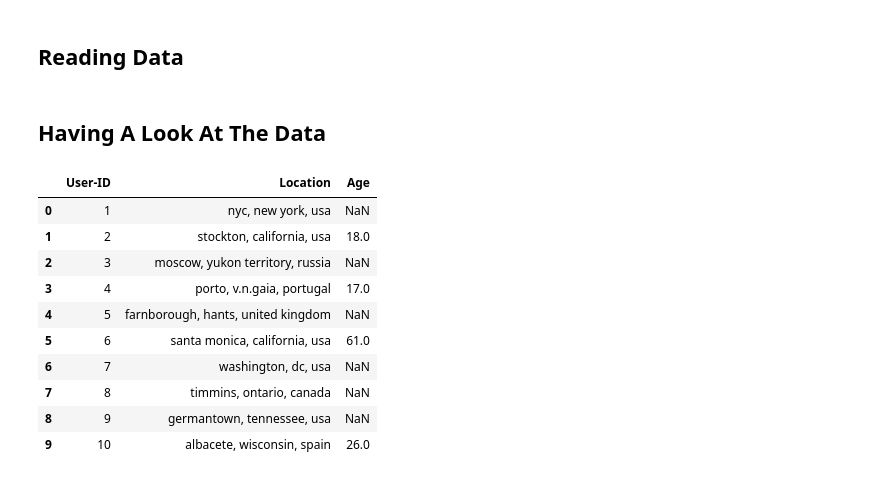
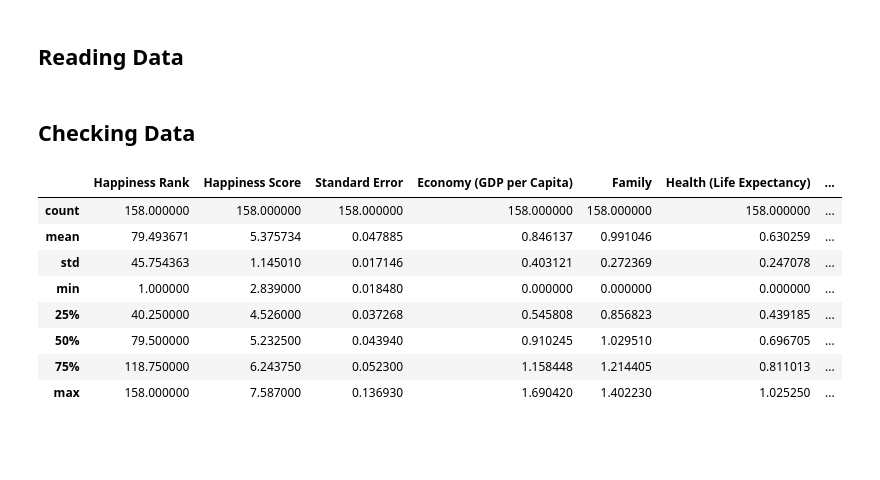
Before and after one commit to whitetark/DataAnalysisCourseWork, a Jupyter notebook: DataPreparation.ipynb, the cells around one changed output. Cells and saved outputs as stored; diff of their text form; code cells hidden in the pictures; blank space fills up the shorter version.

```diff
--- a/DataPreparation.ipynb
+++ b/DataPreparation.ipynb
@@ -11,16 +6,0 @@ users = pd.read_csv('data/BX-Users.csv', sep=';', encoding='latin-1',low_memory=
-# %% [markdown]
-## Having A Look At The Data
-# %%
-users.head(10)
-# %% [output]
-|  | User-ID | Location | Age |
-| 0 | 1 | nyc, new york, usa | NaN |
-| 1 | 2 | stockton, california, usa | 18.0 |
-| 2 | 3 | moscow, yukon territory, russia | NaN |
-| 3 | 4 | porto, v.n.gaia, portugal | 17.0 |
-| 4 | 5 | farnborough, hants, united kingdom | NaN |
-| 5 | 6 | santa monica, california, usa | 61.0 |
-| 6 | 7 | washington, dc, usa | NaN |
-| 7 | 8 | timmins, ontario, canada | NaN |
-| 8 | 9 | germantown, tennessee, usa | NaN |
-| 9 | 10 | albacete, wisconsin, spain | 26.0 |
@@ -26,0 +13,14 @@ users.head(10)
+# %% [markdown]
+## Checking Data
+# %%
+df2015.describe()
+# %% [output]
+|  | Happiness Rank | Happiness Score | Standard Error | Economy (GDP per Capita) | Family | Health (Life Expectancy) | ... |
+| count | 158.000000 | 158.000000 | 158.000000 | 158.000000 | 158.000000 | 158.000000 | ... |
+| mean | 79.493671 | 5.375734 | 0.047885 | 0.846137 | 0.991046 | 0.630259 | ... |
+| std | 45.754363 | 1.145010 | 0.017146 | 0.403121 | 0.272369 | 0.247078 | ... |
+| min | 1.000000 | 2.839000 | 0.018480 | 0.000000 | 0.000000 | 0.000000 | ... |
+| 25% | 40.250000 | 4.526000 | 0.037268 | 0.545808 | 0.856823 | 0.439185 | ... |
+| 50% | 79.500000 | 5.232500 | 0.043940 | 0.910245 | 1.029510 | 0.696705 | ... |
+| 75% | 118.750000 | 6.243750 | 0.052300 | 1.158448 | 1.214405 | 0.811013 | ... |
+| max | 158.000000 | 7.587000 | 0.136930 | 1.690420 | 1.402230 | 1.025250 | ... |
```
Also changed, not shown: parts of 58 cells of this notebook, 10 other files.
